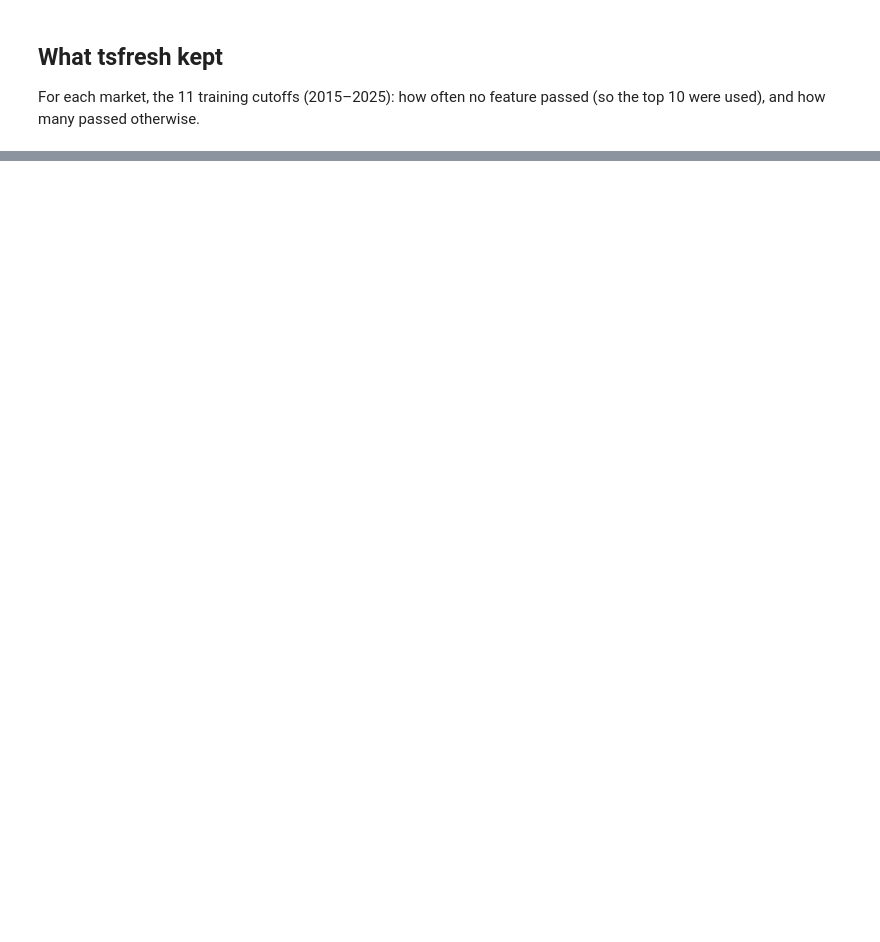
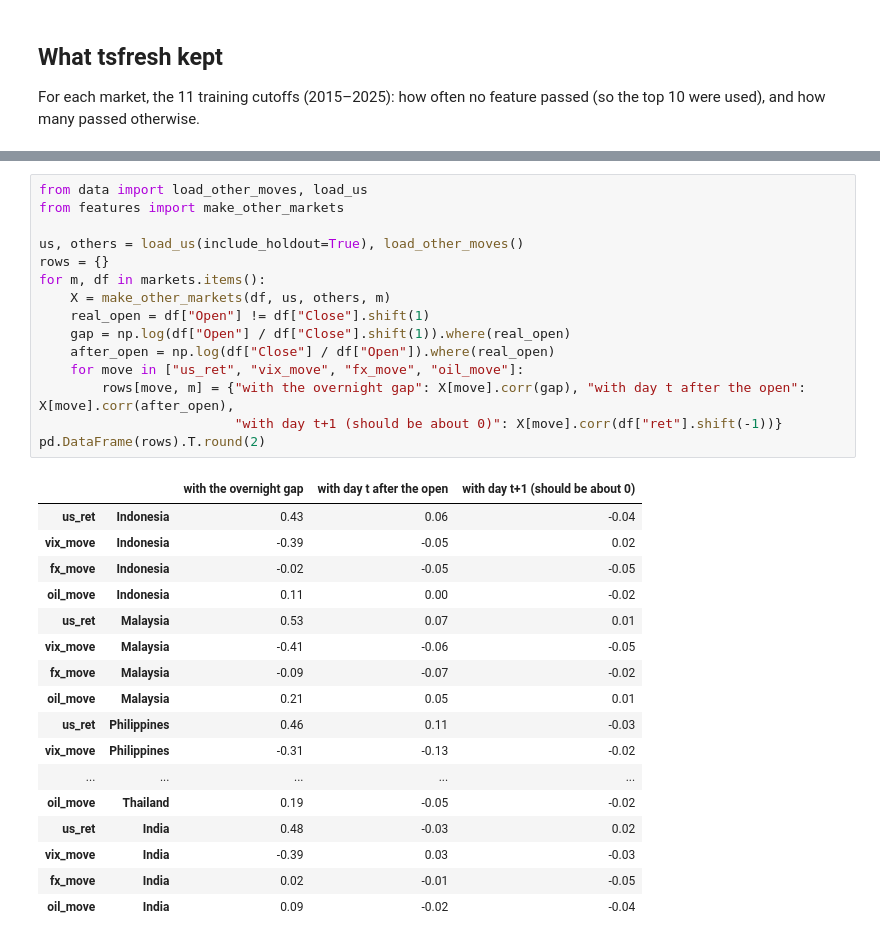
Before and after one commit to kesavakrishna/asean-ml-forecasting, a Jupyter notebook: more_inputs.ipynb, the cells around one changed output, grey strips where cells are left out. Cells and saved outputs as stored; diff of their text form; blank space fills up the shorter version.

```diff
--- a/more_inputs.ipynb
+++ b/more_inputs.ipynb
@@ -120,0 +257,33 @@ CONCLUSIONS
+# %%
+from data import load_other_moves, load_us
+from features import make_other_markets
+
+us, others = load_us(include_holdout=True), load_other_moves()
+rows = {}
+for m, df in markets.items():
+    X = make_other_markets(df, us, others, m)
+    real_open = df["Open"] != df["Close"].shift(1)
+    gap = np.log(df["Open"] / df["Close"].shift(1)).where(real_open)
+    after_open = np.log(df["Close"] / df["Open"]).where(real_open)
+    for move in ["us_ret", "vix_move", "fx_move", "oil_move"]:
+        rows[move, m] = {"with the overnight gap": X[move].corr(gap), "with day t after the open": X[move].corr(after_open),
+                         "with day t+1 (should be about 0)": X[move].corr(df["ret"].shift(-1))}
+pd.DataFrame(rows).T.round(2)
+# %% [output]
+|  |  | with the overnight gap | with day t after the open | with day t+1 (should be about 0) |
+| us_ret | Indonesia | 0.43 | 0.06 | -0.04 |
+| vix_move | Indonesia | -0.39 | -0.05 | 0.02 |
+| fx_move | Indonesia | -0.02 | -0.05 | -0.05 |
+| oil_move | Indonesia | 0.11 | 0.00 | -0.02 |
+| us_ret | Malaysia | 0.53 | 0.07 | 0.01 |
+| vix_move | Malaysia | -0.41 | -0.06 | -0.05 |
+| fx_move | Malaysia | -0.09 | -0.07 | -0.02 |
+| oil_move | Malaysia | 0.21 | 0.05 | 0.01 |
+| us_ret | Philippines | 0.46 | 0.11 | -0.03 |
+| vix_move | Philippines | -0.31 | -0.13 | -0.02 |
+| ... | ... | ... | ... | ... |
+| oil_move | Thailand | 0.19 | -0.05 | -0.02 |
+| us_ret | India | 0.48 | -0.03 | 0.02 |
+| vix_move | India | -0.39 | 0.03 | -0.03 |
+| fx_move | India | 0.02 | -0.01 | -0.05 |
+| oil_move | India | 0.09 | -0.02 | -0.04 |
```
Also changed, not shown: parts of 13 cells of this notebook, 5 other files.
